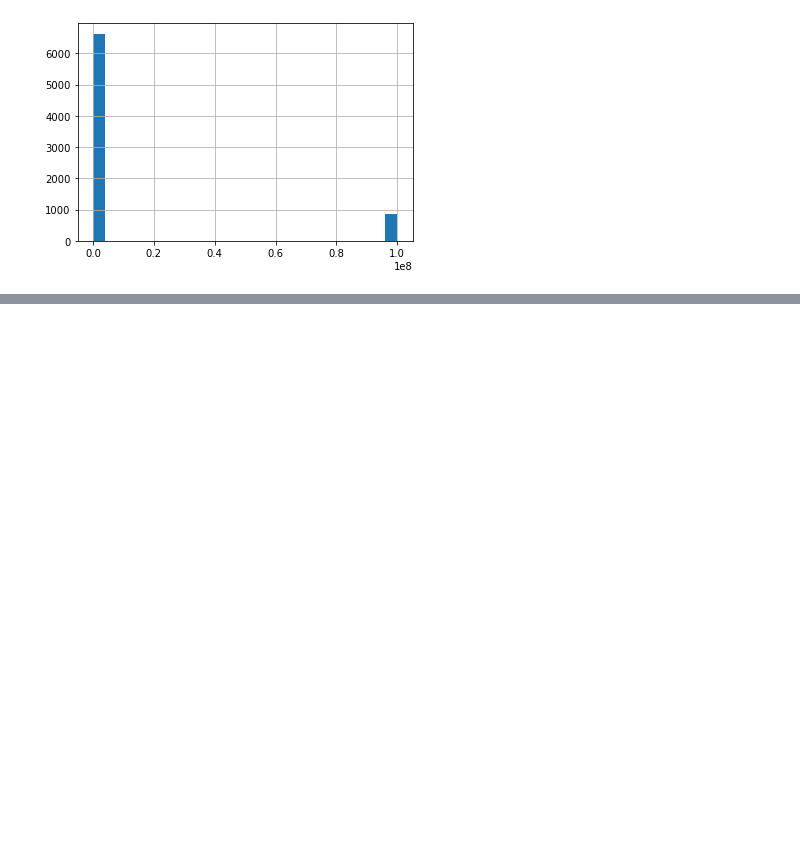
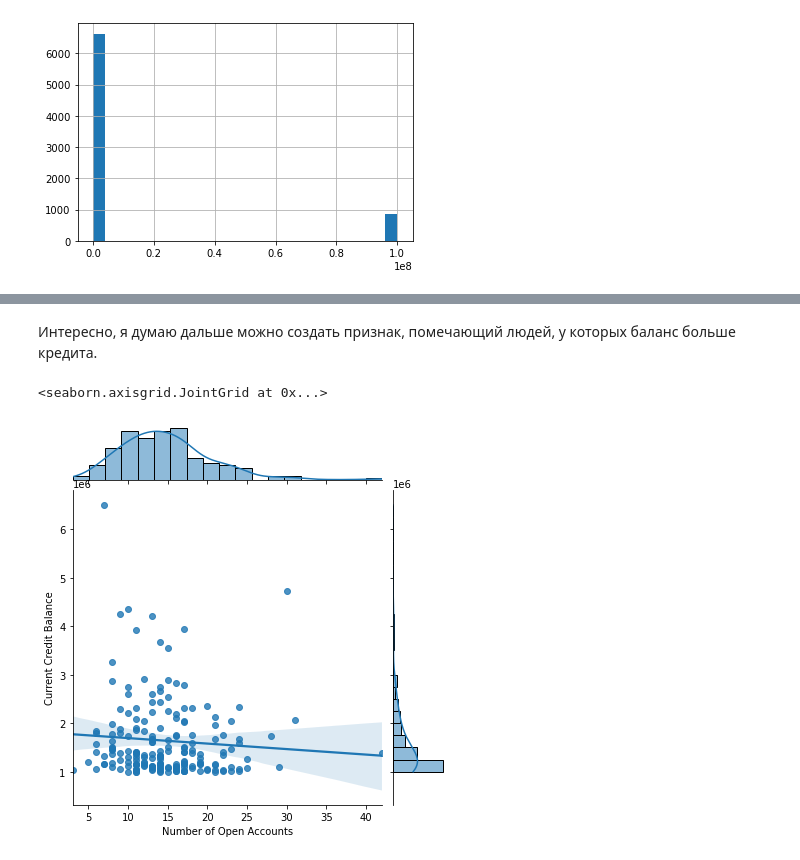
Before and after one commit to IvanKurkov/DS_Libs, a Jupyter notebook: CW_2/IKurkov_solution.ipynb, the cells around one changed output, grey strips where cells are left out. Saved outputs shown, nothing was run; the diff lists cells and outputs as text; code cells hidden in the pictures; blank space fills up the shorter version.

```diff
--- a/CW_2/IKurkov_solution.ipynb
+++ b/CW_2/IKurkov_solution.ipynb
@@ -173,0 +182,9 @@ df_train.loc[df_train['Current Loan Amount'] != 99999999]
+# %% [markdown]
+Интересно, я думаю дальше можно создать признак, помечающий людей, у которых баланс больше кредита.
+# %%
+z =  high_credit_balance['Number of Open Accounts']
+
+sns.jointplot(z,x, kind='reg')
+# %% [output]
+<seaborn.axisgrid.JointGrid at 0x...>
+[figure, added]
```
Also changed, not shown: parts of 17 cells of this notebook.
